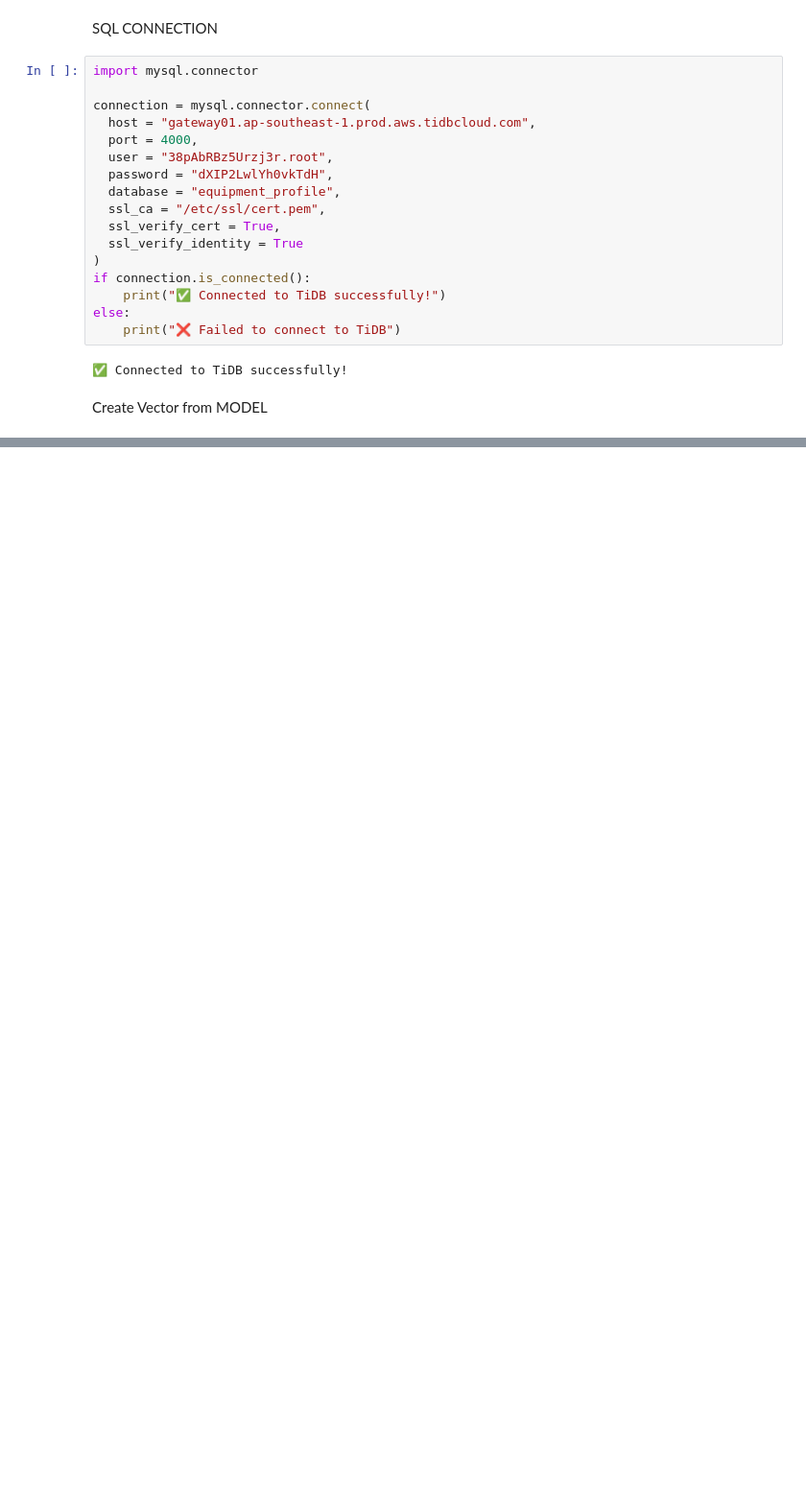
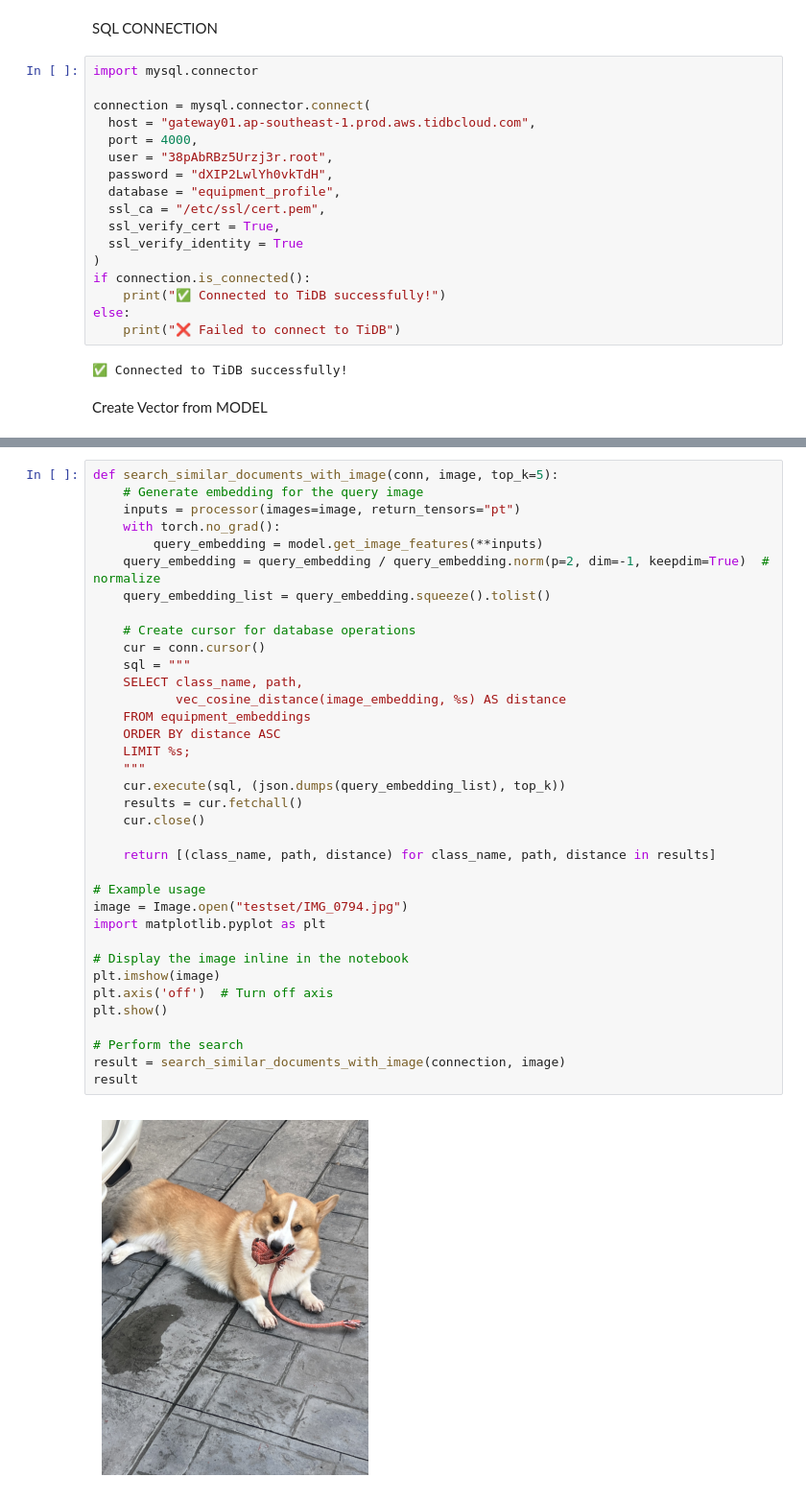
Before and after one commit to sedtawut35085/equipment_profile_image_search, a Jupyter notebook: main.ipynb, the cells around one changed output, grey strips where cells are left out. Shown: that part at 96% size. Cells and saved outputs as stored; diff of their text form; blank space fills up the shorter version.

```diff
--- a/main.ipynb
+++ b/main.ipynb
@@ -123,0 +136,38 @@ torch.Size([1, 1024])
+# %%
+def search_similar_documents_with_image(conn, image, top_k=5):
+    # Generate embedding for the query image
+    inputs = processor(images=image, return_tensors="pt")
+    with torch.no_grad():
+        query_embedding = model.get_image_features(**inputs)
+    query_embedding = query_embedding / query_embedding.norm(p=2, dim=-1, keepdim=True)  # normalize
+    query_embedding_list = query_embedding.squeeze().tolist()
+
+    # Create cursor for database operations
+    cur = conn.cursor()
+    sql = """
+    SELECT class_name, path,
+           vec_cosine_distance(image_embedding, %s) AS distance
+    FROM equipment_embeddings
+    ORDER BY distance ASC
+    LIMIT %s;
+    """
+    cur.execute(sql, (json.dumps(query_embedding_list), top_k))
+    results = cur.fetchall()
+    cur.close()
+
+    return [(class_name, path, distance) for class_name, path, distance in results]
+
+# Example usage
+image = Image.open("testset/IMG_0794.jpg")
+import matplotlib.pyplot as plt
+
+# Display the image inline in the notebook
+plt.imshow(image)
+plt.axis('off')  # Turn off axis
+plt.show()
+
+# Perform the search
+result = search_similar_documents_with_image(connection, image)
+result
+# %% [output]
+[figure, added]
```
Also changed, not shown: parts of 10 cells of this notebook.
